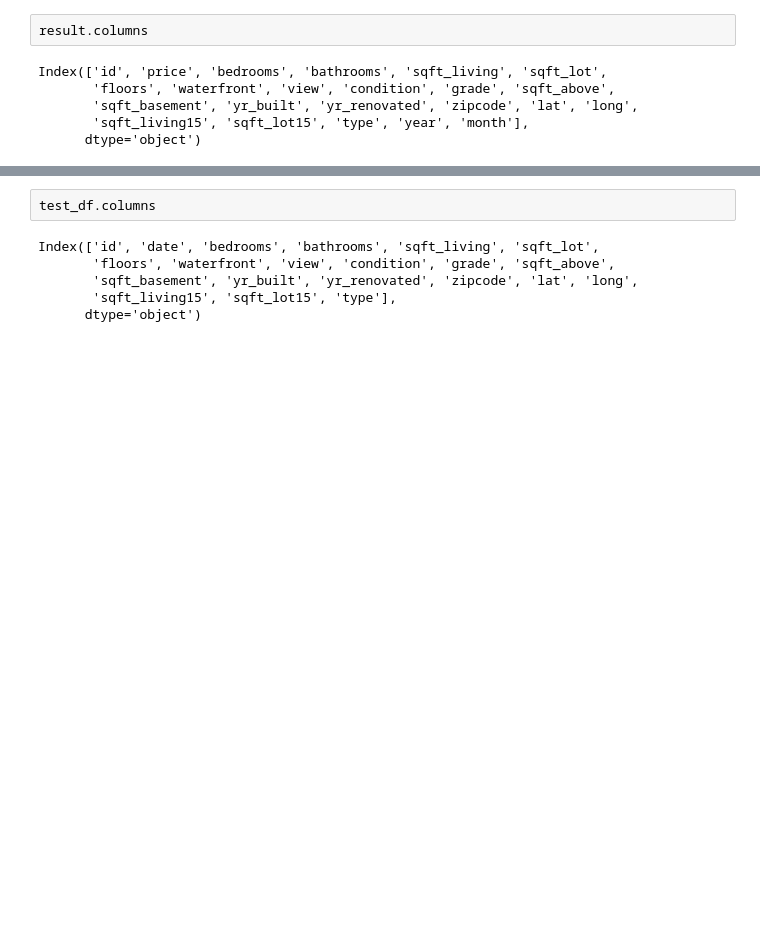
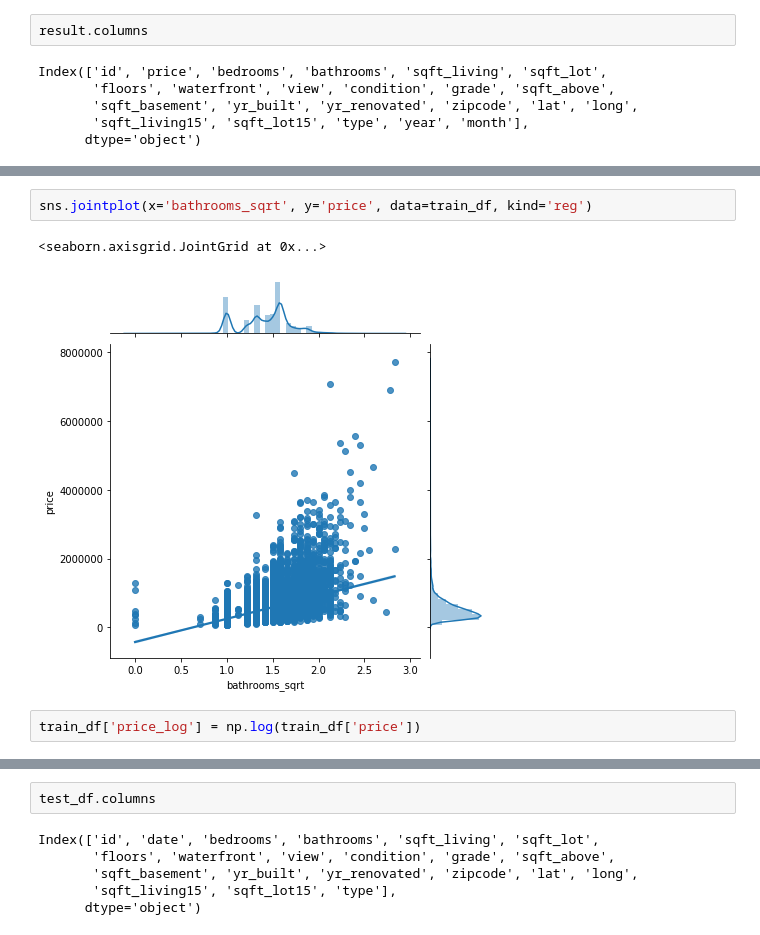
Before and after one commit to binyaz/kings_county_binya_albert_bakeoff, a Jupyter notebook: Applied_practice-Albert-Um.ipynb, the cells around one changed output, grey strips where cells are left out. Cells and saved outputs as stored; diff of their text form; blank space fills up the shorter version.

```diff
--- a/Applied_practice-Albert-Um.ipynb
+++ b/Applied_practice-Albert-Um.ipynb
@@ -428,0 +539,7 @@ Name: price, dtype: int64
+# %%
+sns.jointplot(x='bathrooms_sqrt', y='price', data=train_df, kind='reg')
+# %% [output]
+<seaborn.axisgrid.JointGrid at 0x...>
+[figure, added]
+# %%
+train_df['price_log'] = np.log(train_df['price'])
```
Also changed, not shown: parts of 23 cells of this notebook.
